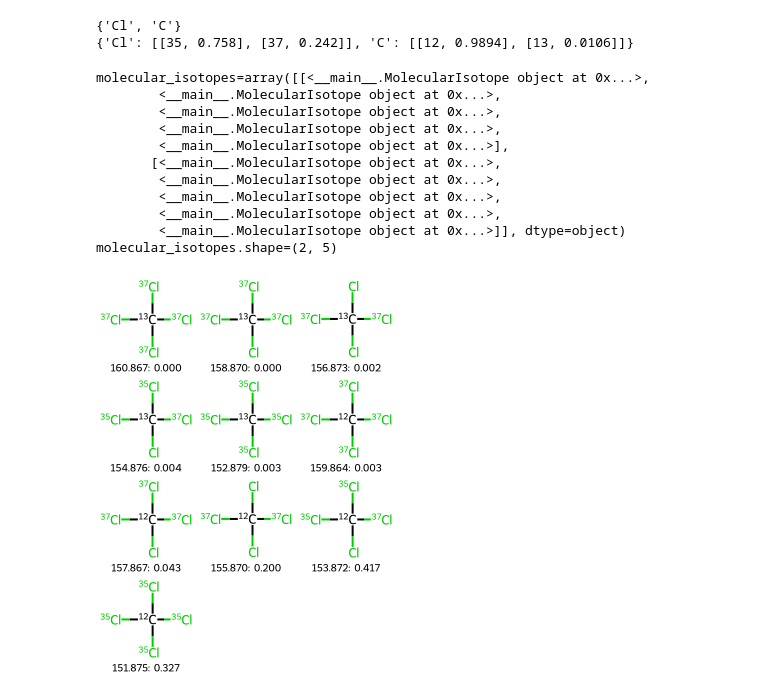
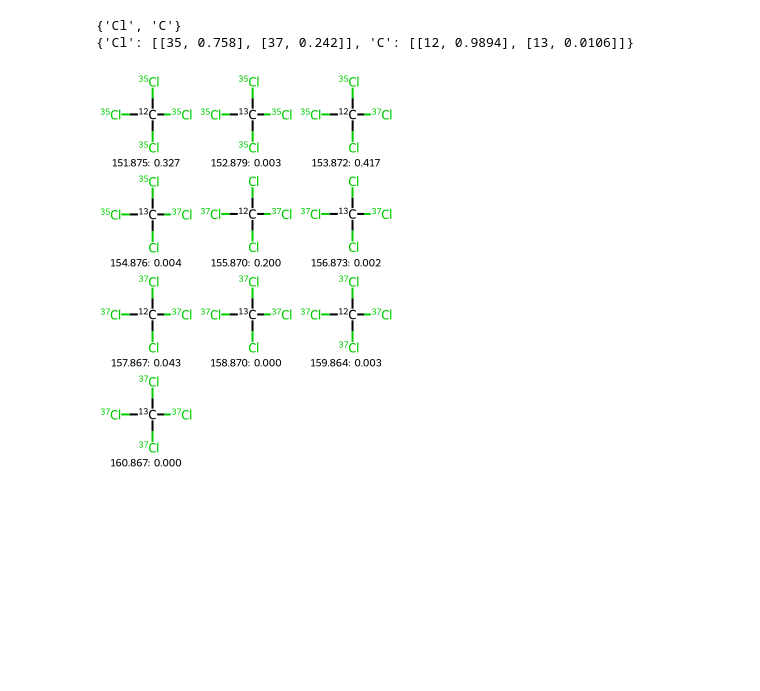
Before and after one commit to bertiewooster/bertiewooster.github.io, a Jupyter notebook: _notebooks/Mass_spectrometry_molecular_isotopic_distribution_2.ipynb, the cells around one changed output. Saved outputs shown, nothing was run; the diff lists cells and outputs as text; code cells hidden in the pictures; blank space fills up the shorter version.

Commit message:
Sort molecular isotopes by mass

```diff
--- a/_notebooks/Mass_spectrometry_molecular_isotopic_distribution_2.ipynb
+++ b/_notebooks/Mass_spectrometry_molecular_isotopic_distribution_2.ipynb
@@ -42,6 +42,8 @@ class MolecularIsotope():
   def update(self):
     self.mass = Descriptors.ExactMolWt(self.mol)
     self.canon_sml = Chem.MolToSmiles(self.mol)
+  def get_mass(self):
+    return self.mass
 # %%
 #? Replace with newer version?
 def composition(molecule):
@@ -233,34 +235,17 @@ for this_element, n_this_element in composition(mol).items():
 
 # Update the properties of each MolecularIsotope to get exact masses
 update_molecular_isotopes(molecular_isotopes)
-# %%
-print(f"{molecular_isotopes=}")
-print(f"{molecular_isotopes.shape=}")
-
-# Flatten molecular_isotopes, then sort by mass;
-# then create mols_flat, etc. from that
-
-mols_array = extract_properties(molecular_isotopes, "mol")
-mols_flat = flatten_ndarray(mols_array)
-
-abundances_array = extract_properties(molecular_isotopes, "abundance")
-abundances_flat = flatten_ndarray(abundances_array)
-masses_array = extract_properties(molecular_isotopes, "mass")
-masses_flat = flatten_ndarray(masses_array)
-
-abundances_flat_str = [f"{mass:.3f}: {abundance:.3f}" for mass, abundance in zip(masses_flat, abundances_flat)]
-
-Chem.Draw.MolsToGridImage(mols_flat, legends=abundances_flat_str, subImgSize=(100, 100)) #, legends=[str(mass) for mass in masses])
-# %% [output]
-molecular_isotopes=array([[<__main__.MolecularIsotope object at 0x...>,
-        <__main__.MolecularIsotope object at 0x...>,
-        <__main__.MolecularIsotope object at 0x...>,
-        <__main__.MolecularIsotope object at 0x...>,
-        <__main__.MolecularIsotope object at 0x...>],
-       [<__main__.MolecularIsotope object at 0x...>,
-        <__main__.MolecularIsotope object at 0x...>,
-        <__main__.MolecularIsotope object at 0x...>,
-        <__main__.MolecularIsotope object at 0x...>,
-        <__main__.MolecularIsotope object at 0x...>]], dtype=object)
-molecular_isotopes.shape=(2, 5)
-[figure, removed]
+# %%
+molecular_isotopes_flat = flatten_ndarray(molecular_isotopes)
+masses_array_flat = list(extract_properties(molecular_isotopes_flat, "mass"))
+order = np.argsort(masses_array_flat).tolist()
+
+sorted_molecular_isotopes = sorted(molecular_isotopes_flat, key=lambda x: order.index(molecular_isotopes_flat.index(x)))
+mols_flat_sorted = extract_properties(sorted_molecular_isotopes, "mol")
+masses_flat_sorted = extract_properties(sorted_molecular_isotopes, "mass")
+abundances_flat_sorted = extract_properties(sorted_molecular_isotopes, "abundance")
+legends_flat = [f"{mass:.3f}: {abundance:.3f}" for mass, abundance in zip(masses_flat_sorted, abundances_flat_sorted)]
+
+Chem.Draw.MolsToGridImage(mols_flat_sorted, legends=legends_flat, subImgSize=(100, 100)) #, legends=[str(mass) for mass in masses])
+# %% [output]
+[figure, added]
```
Also changed, not shown: 1 other file.
